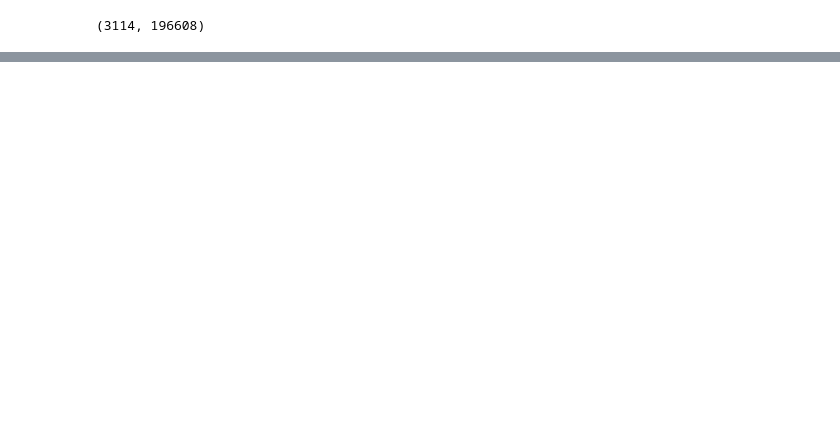
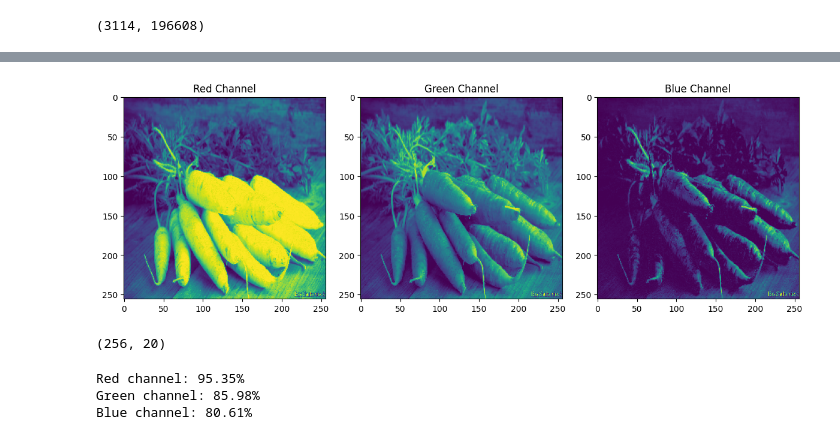
Before and after one commit to scofieldchen/fruits-veg-classifier, a Jupyter notebook: research.ipynb, the cells around one changed output, grey strips where cells are left out. Cells and saved outputs as stored; diff of their text form; code cells hidden in the pictures; blank space fills up the shorter version.

```diff
--- a/research.ipynb
+++ b/research.ipynb
@@ -155,0 +163,14 @@ X.shape
+# %%
+image_file = "data/train/carrot/Image_1.jpg"
+
+# Load image
+image = cv2.imread(image_file)
+
+# Convert the image from BGR to RGB
+image = cv2.cvtColor(image, cv2.COLOR_BGR2RGB)
+
+# Resize the image
+image = cv2.resize(image, (256, 256), interpolation=cv2.INTER_LINEAR)
+
+# Plot the image
+_ = plt.imshow(image)
@@ -155,0 +179,16 @@ X.shape
+# %%
+# Split the image into its three channels
+red, green, blue = cv2.split(image)
+
+# Plot the red channel
+fig, (ax0, ax1, ax2) = plt.subplots(1, 3, figsize=(12, 5))
+ax0.imshow(red)
+ax0.set_title("Red Channel")
+ax1.imshow(green)
+ax1.set_title("Green Channel")
+ax2.imshow(blue)
+ax2.set_title("Blue Channel")
+
+plt.tight_layout()
+# %% [output]
+[figure, added]
@@ -155,0 +217,14 @@ X.shape
+# %%
+# Check the shape of the transformed arrays
+print(trans_pca_red.shape)
+# %% [output]
+(256, 20)
+# %%
+# Check the sum of the explained variance ratios
+print(f"Red channel: {pca_red.explained_variance_ratio_.sum():.2%}")
+print(f"Green channel: {pca_green.explained_variance_ratio_.sum():.2%}")
+print(f"Blue channel: {pca_blue.explained_variance_ratio_.sum():.2%}")
+# %% [output]
+Red channel: 95.35%
+Green channel: 85.98%
+Blue channel: 80.61%
```
Also changed, not shown: parts of 13 cells of this notebook.
